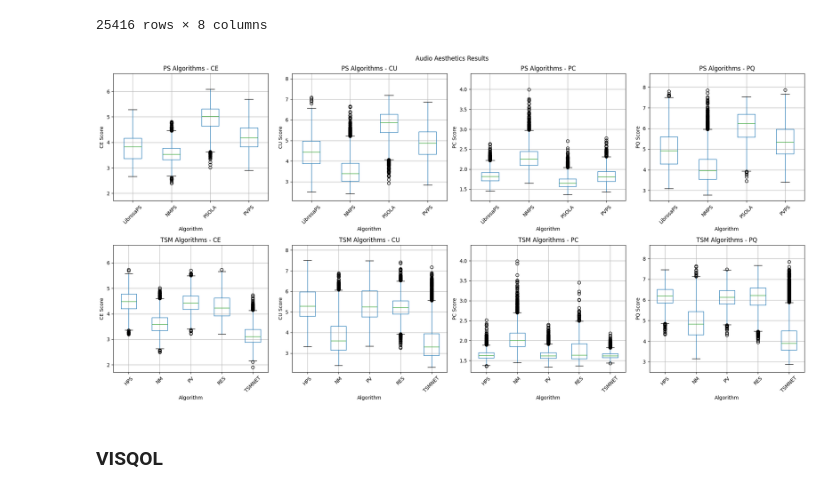
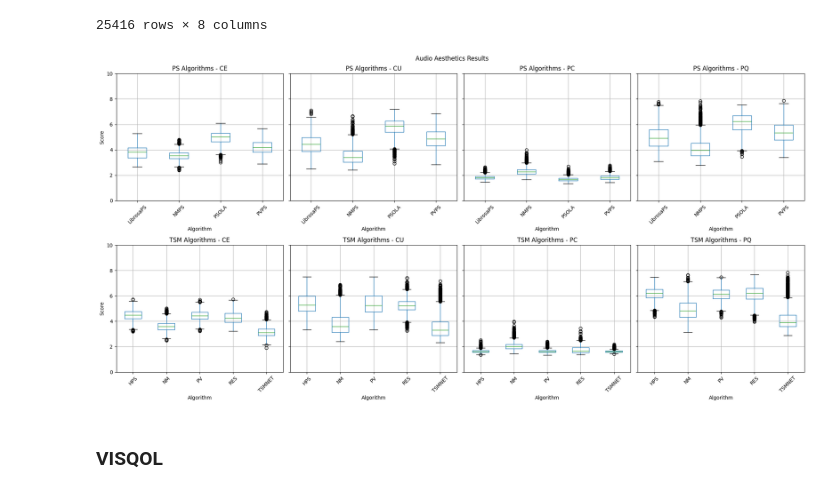
Before and after one commit to mariapolak/SMC10, a Jupyter notebook: plot_metrics.ipynb, the cells around one changed output. Cells and saved outputs as stored; diff of their text form; code cells hidden in the pictures.

```diff
--- a/plot_metrics.ipynb
+++ b/plot_metrics.ipynb
@@ -201,7 +202,7 @@ df_nisqa_std_ps.boxplot(by='algo', column=['mos_pred', 'noi_pred', 'dis_pred', '
 for ax, metric in zip(axes[0], ['MOS', 'Noise', 'Distortion', 'Coloration', 'Loudness']):
     ax.set_title(f'PS Algorithms - {metric}')
     ax.set_xlabel('Algorithm')
-    ax.set_ylabel(f'{metric} Score')
+    axes[0][0].set_ylabel('Score')
     ax.set_ylim(0., 5.1)
 
 # Boxplots for df_tsm
@@ -209,7 +210,7 @@ df_nisqa_std_tsm.boxplot(by='algo', column=['mos_pred', 'noi_pred', 'dis_pred',
 for ax, metric in zip(axes[1], ['MOS', 'Noise', 'Distortion', 'Coloration', 'Loudness']):
     ax.set_title(f'TSM Algorithms - {metric}')
     ax.set_xlabel('Algorithm')
-    ax.set_ylabel(f'{metric} Score')
+    axes[1][0].set_ylabel('Score')
     ax.set_ylim(0., 5.1)
 
 # Set the main title
@@ -251,38 +252,37 @@ df_aa_ps
 # Calculate global y-axis limits for each metric
 metrics = ['CE', 'CU', 'PC', 'PQ']
 y_lims = {
     metric: (
         min(df_aa_ps[metric].min(), df_aa_tsm[metric].min()) * 0.9,
         max(df_aa_ps[metric].max(), df_aa_tsm[metric].max()) * 1.1
     )
     for metric in metrics
 }
 
 fig, axes = plt.subplots(2, 4, figsize=(20, 10), sharey=True)
 
 # Boxplots for df_ps
 df_aa_ps.boxplot(by='algo', column=metrics, rot=45, ax=axes[0])
 for ax, metric in zip(axes[0], metrics):
     ax.set_title(f'PS Algorithms - {metric}')
     ax.set_xlabel('Algorithm')
-    ax.set_ylabel(f'{metric} Score')
-    ax.set_ylim(y_lims[metric])
+    axes[0][0].set_ylabel('Score')
+    ax.set_ylim(0, 10)
 
 # Boxplots for df_tsm
 df_aa_tsm.boxplot(by='algo', column=metrics, rot=45, ax=axes[1])
 for ax, metric in zip(axes[1], metrics):
     ax.set_title(f'TSM Algorithms - {metric}')
     ax.set_xlabel('Algorithm')
-    ax.set_ylabel(f'{metric} Score')
-    ax.set_ylim(y_lims[metric])
+    axes[1][0].set_ylabel('Score')
 
 # Set the main title
 fig.suptitle("Audio Aesthetics Results")
 
 plt.tight_layout()
 plt.show()
 # %% [output]
-[figure, old version]
+[figure, new version]
 # %% [markdown]
 ### VISQOL
 # %%
```
Also changed, not shown: parts of 3 cells of this notebook, 7 other files.
